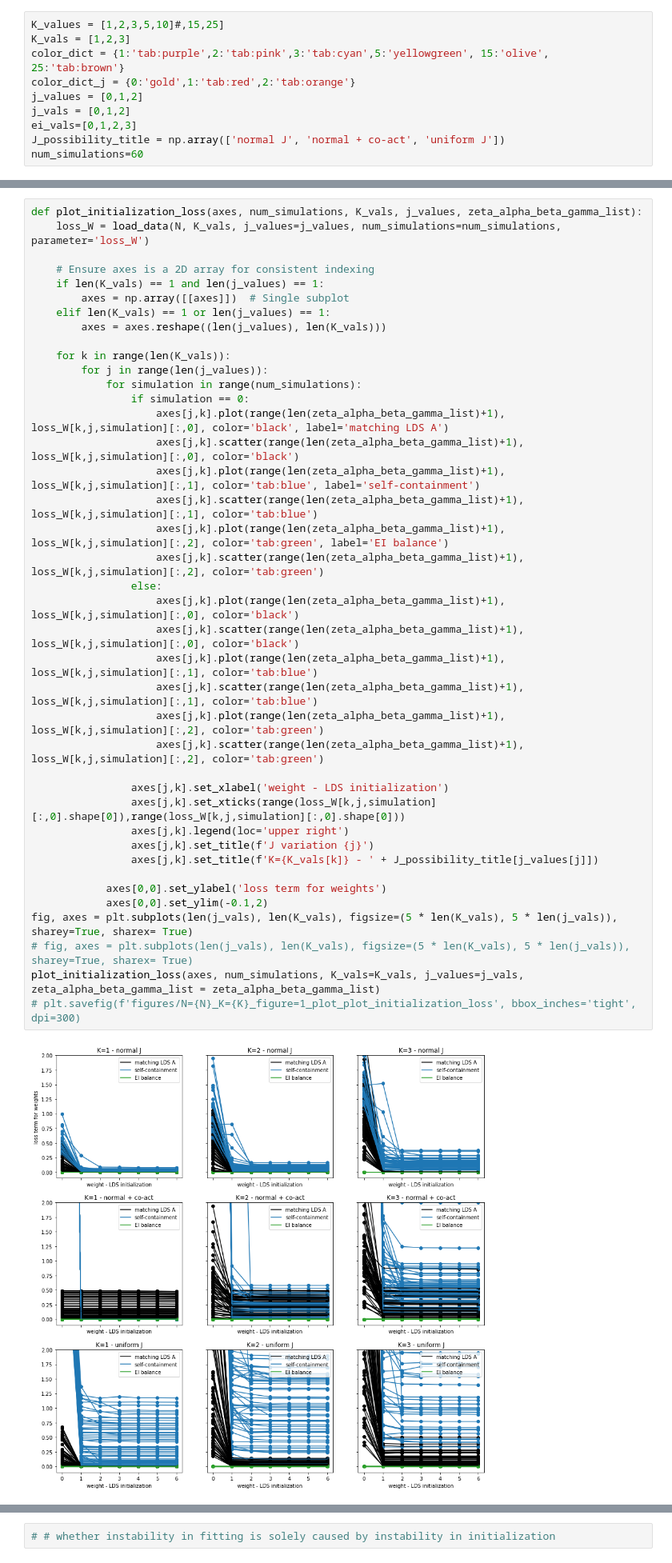
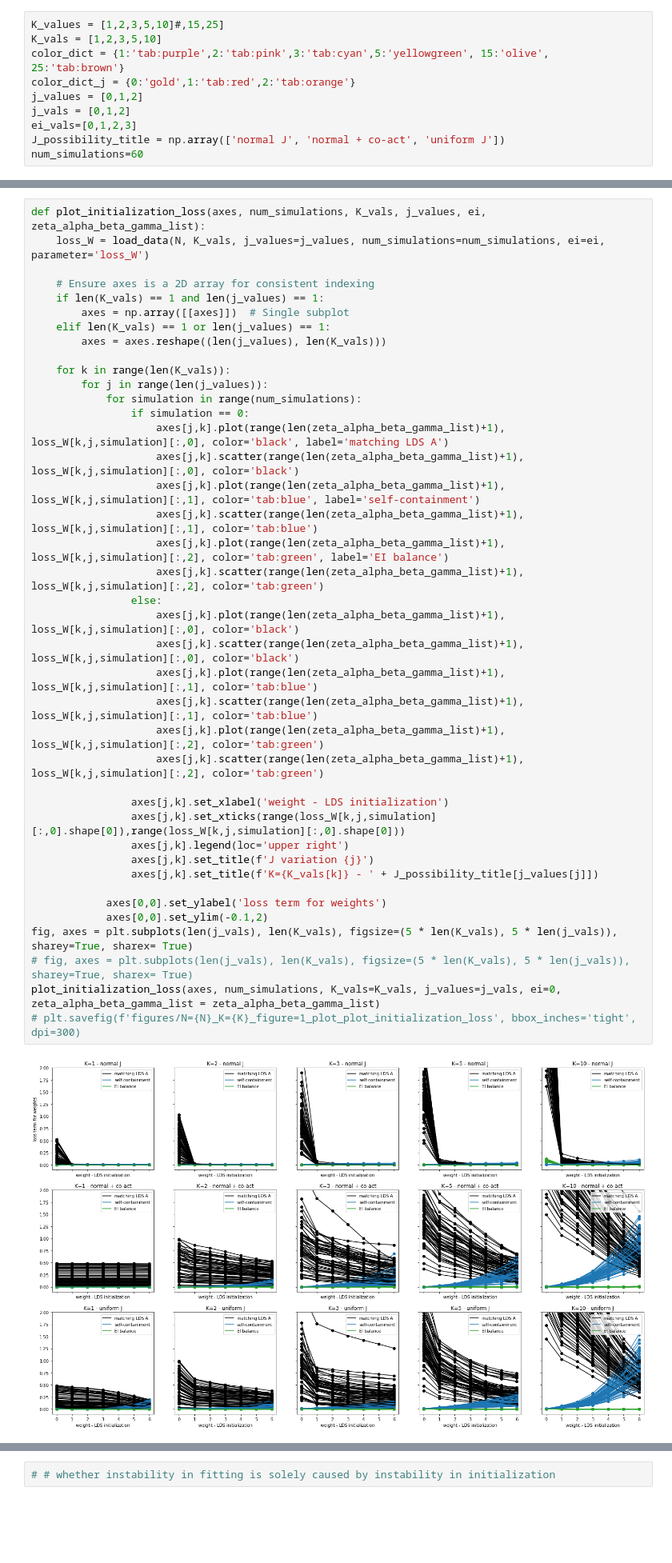
Before and after one commit to lenca56/EI-subspace-RNN, a Jupyter notebook: Analysis_Cluster_fixed_N.ipynb, the cells around one changed output, grey strips where cells are left out. Shown at 80% size. Saved outputs shown, nothing was run; the diff lists cells and outputs as text; blank space fills up the shorter version.

```diff
--- a/Analysis_Cluster_fixed_N.ipynb
+++ b/Analysis_Cluster_fixed_N.ipynb
@@ -42,7 +42,7 @@ zeta_alpha_beta_gamma_list = [(10**i,1,1,10**(i-2.5)) for i in list(np.arange(-1
 # axes.legend()
 # %%
 K_values = [1,2,3,5,10]#,15,25]
-K_vals = [1,2,3]
+K_vals = [1,2,3,5,10]
 color_dict = {1:'tab:purple',2:'tab:pink',3:'tab:cyan',5:'yellowgreen', 15:'olive', 25:'tab:brown'}
 color_dict_j = {0:'gold',1:'tab:red',2:'tab:orange'}
 j_values = [0,1,2]
@@ -106,6 +106,6 @@ plot_true_A_non_normality(axes, num_simulations, K_vals=K_vals)
 # %%
-def plot_initialization_loss(axes, num_simulations, K_vals, j_values, zeta_alpha_beta_gamma_list):
-    loss_W = load_data(N, K_vals, j_values=j_values, num_simulations=num_simulations, parameter='loss_W')
+def plot_initialization_loss(axes, num_simulations, K_vals, j_values, ei, zeta_alpha_beta_gamma_list):
+    loss_W = load_data(N, K_vals, j_values=j_values, num_simulations=num_simulations, ei=ei, parameter='loss_W')
 
     # Ensure axes is a 2D array for consistent indexing
     if len(K_vals) == 1 and len(j_values) == 1:
@@ -116,33 +116,33 @@ def plot_initialization_loss(axes, num_simulations, K_vals, j_values, zeta_alpha
     for k in range(len(K_vals)):
         for j in range(len(j_values)):
             for simulation in range(num_simulations):
                 if simulation == 0:
                     axes[j,k].plot(range(len(zeta_alpha_beta_gamma_list)+1), loss_W[k,j,simulation][:,0], color='black', label='matching LDS A')
                     axes[j,k].scatter(range(len(zeta_alpha_beta_gamma_list)+1), loss_W[k,j,simulation][:,0], color='black')
                     axes[j,k].plot(range(len(zeta_alpha_beta_gamma_list)+1), loss_W[k,j,simulation][:,1], color='tab:blue', label='self-containment')
                     axes[j,k].scatter(range(len(zeta_alpha_beta_gamma_list)+1), loss_W[k,j,simulation][:,1], color='tab:blue')
                     axes[j,k].plot(range(len(zeta_alpha_beta_gamma_list)+1), loss_W[k,j,simulation][:,2], color='tab:green', label='EI balance')
                     axes[j,k].scatter(range(len(zeta_alpha_beta_gamma_list)+1), loss_W[k,j,simulation][:,2], color='tab:green')
                 else:
                     axes[j,k].plot(range(len(zeta_alpha_beta_gamma_list)+1), loss_W[k,j,simulation][:,0], color='black')
                     axes[j,k].scatter(range(len(zeta_alpha_beta_gamma_list)+1), loss_W[k,j,simulation][:,0], color='black')
                     axes[j,k].plot(range(len(zeta_alpha_beta_gamma_list)+1), loss_W[k,j,simulation][:,1], color='tab:blue')
                     axes[j,k].scatter(range(len(zeta_alpha_beta_gamma_list)+1), loss_W[k,j,simulation][:,1], color='tab:blue')
                     axes[j,k].plot(range(len(zeta_alpha_beta_gamma_list)+1), loss_W[k,j,simulation][:,2], color='tab:green')
                     axes[j,k].scatter(range(len(zeta_alpha_beta_gamma_list)+1), loss_W[k,j,simulation][:,2], color='tab:green')
 
                 axes[j,k].set_xlabel('weight - LDS initialization')
                 axes[j,k].set_xticks(range(loss_W[k,j,simulation][:,0].shape[0]),range(loss_W[k,j,simulation][:,0].shape[0]))
                 axes[j,k].legend(loc='upper right')
                 axes[j,k].set_title(f'J variation {j}')
                 axes[j,k].set_title(f'K={K_vals[k]} - ' + J_possibility_title[j_values[j]])
 
             axes[0,0].set_ylabel('loss term for weights')
             axes[0,0].set_ylim(-0.1,2)
 fig, axes = plt.subplots(len(j_vals), len(K_vals), figsize=(5 * len(K_vals), 5 * len(j_vals)), sharey=True, sharex= True)
 # fig, axes = plt.subplots(len(j_vals), len(K_vals), figsize=(5 * len(K_vals), 5 * len(j_vals)), sharey=True, sharex= True)
-plot_initialization_loss(axes, num_simulations, K_vals=K_vals, j_values=j_vals, zeta_alpha_beta_gamma_list = zeta_alpha_beta_gamma_list)
+plot_initialization_loss(axes, num_simulations, K_vals=K_vals, j_values=j_vals, ei=0, zeta_alpha_beta_gamma_list = zeta_alpha_beta_gamma_list)
 # plt.savefig(f'figures/N={N}_K={K}_figure=1_plot_plot_initialization_loss', bbox_inches='tight', dpi=300)
 # %% [output]
-[figure, old version]
+[figure, new version]
 # %%
```
Also changed, not shown: parts of 11 cells of this notebook, 9 other files.
